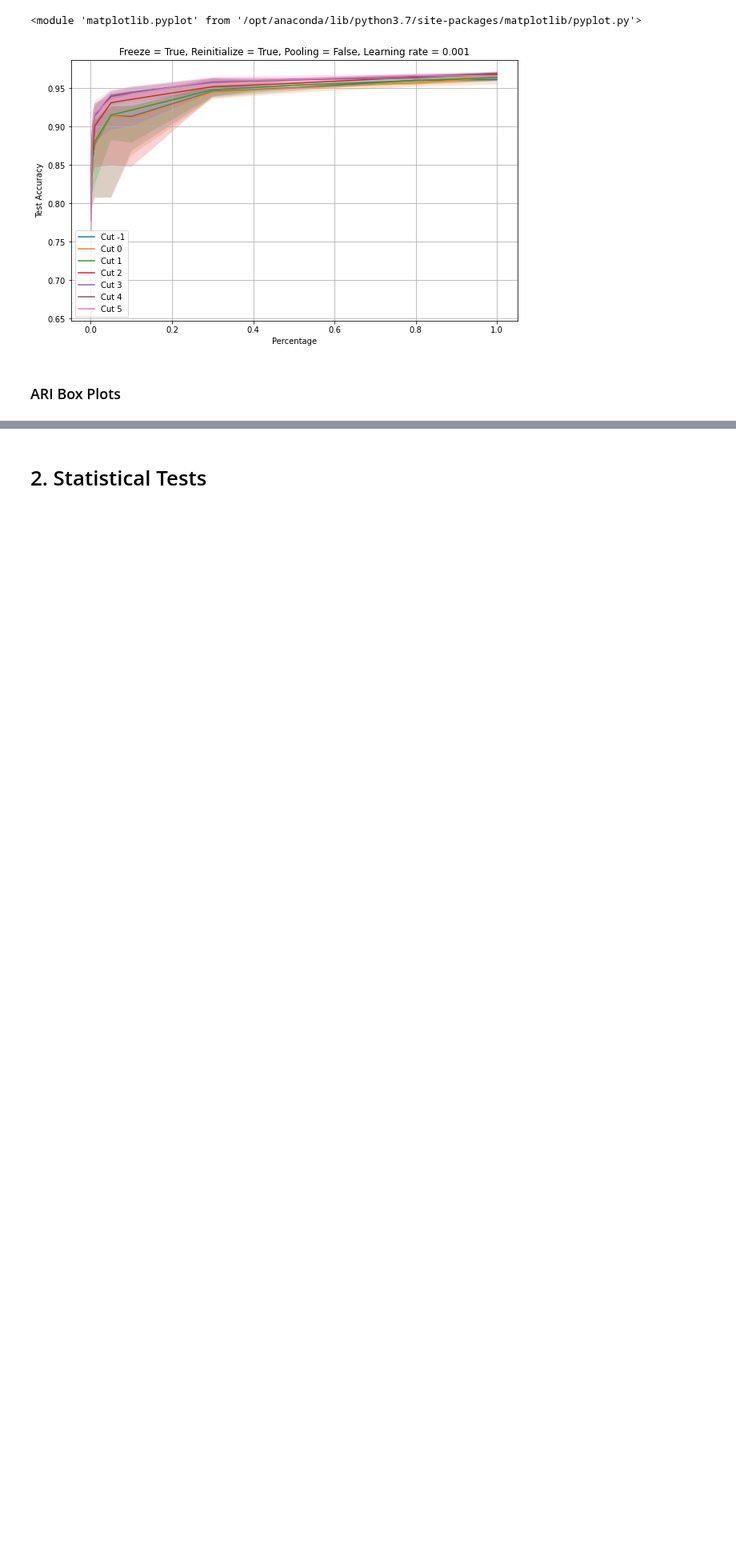
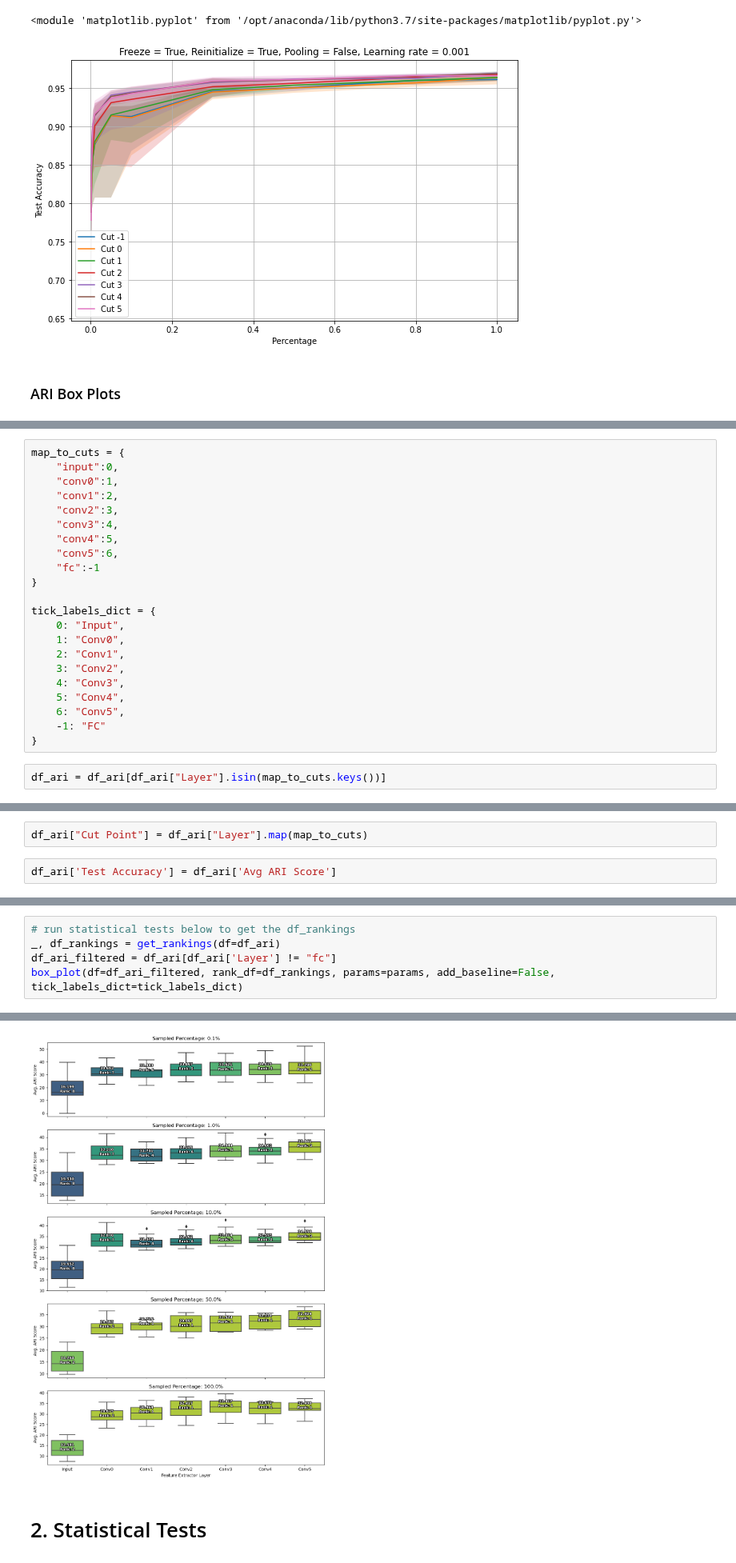
Before and after one commit to tusharmanekar/mp-tl-study, a Jupyter notebook: FashionMNIST/visualizations.ipynb, the cells around one changed output, grey strips where cells are left out. Shown at 80% size. Saved outputs shown, nothing was run; the diff lists cells and outputs as text; blank space fills up the shorter version.

```diff
--- a/FashionMNIST/visualizations.ipynb
+++ b/FashionMNIST/visualizations.ipynb
@@ -176,0 +424,24 @@ plot_ARI_scores_percentages(df_ari, dataset="Finetune", split="Train", order=lay
+# %%
+map_to_cuts = {
+    "input":0,
+    "conv0":1,
+    "conv1":2,
+    "conv2":3,
+    "conv3":4,
+    "conv4":5,
+    "conv5":6,
+    "fc":-1
+}
+
+tick_labels_dict = {
+    0: "Input",
+    1: "Conv0",
+    2: "Conv1",
+    3: "Conv2",
+    4: "Conv3",
+    5: "Conv4",
+    6: "Conv5",
+    -1: "FC"
+}
+# %%
+df_ari = df_ari[df_ari["Layer"].isin(map_to_cuts.keys())]
@@ -176,0 +464,4 @@ plot_ARI_scores_percentages(df_ari, dataset="Finetune", split="Train", order=lay
+# %%
+df_ari["Cut Point"] = df_ari["Layer"].map(map_to_cuts)
+# %%
+df_ari['Test Accuracy'] = df_ari['Avg ARI Score']
@@ -176,0 +522,6 @@ plot_ARI_scores_percentages(df_ari, dataset="Finetune", split="Train", order=lay
+# %%
+# run statistical tests below to get the df_rankings
+_, df_rankings = get_rankings(df=df_ari)
+df_ari_filtered = df_ari[df_ari['Layer'] != "fc"]
+box_plot(df=df_ari_filtered, rank_df=df_rankings, params=params, add_baseline=False, tick_labels_dict=tick_labels_dict)
+# %% [output]
@@ -177,3 +549,4 @@ plot_ARI_scores_percentages(df_ari, dataset="Finetune", split="Train", order=lay
+[figure, added]
 # %% [markdown]
 # 2. Statistical Tests
 # %% [markdown]
```
Also changed, not shown: parts of 16 cells of this notebook, 12 other files.
